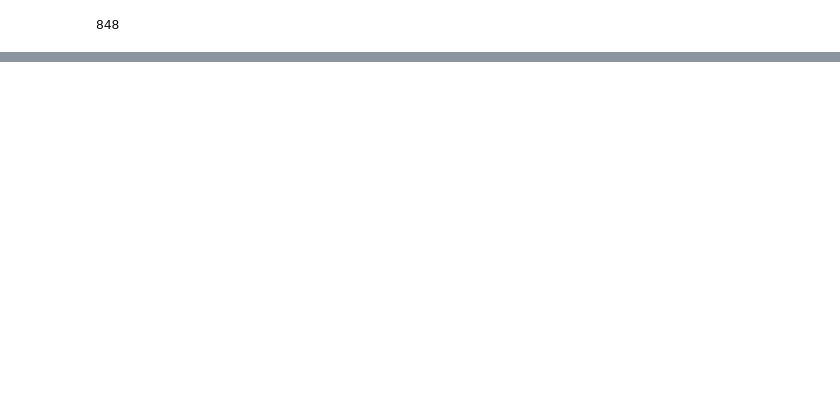
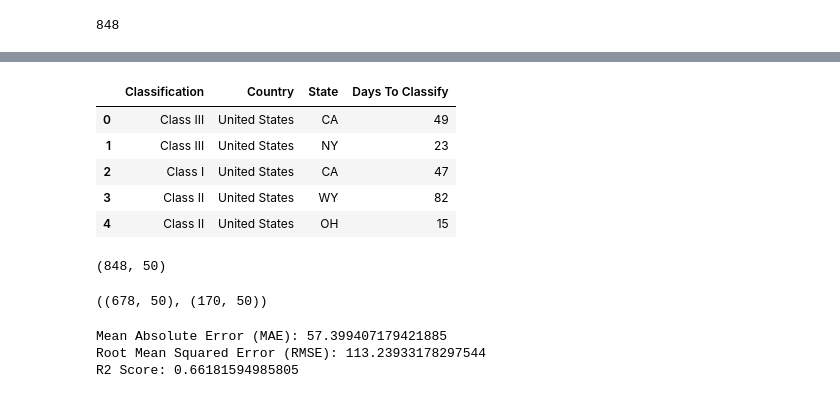
Before and after one commit to manueljgalvan/Project_4, a Jupyter notebook: FDARecall.ipynb, the cells around one changed output, grey strips where cells are left out. Drawn from its saved outputs; the diff is of its cells as text; code cells hidden in the pictures; blank space fills up the shorter version.

```diff
--- a/FDARecall.ipynb
+++ b/FDARecall.ipynb
@@ -160,0 +174,52 @@ clean_records
+# %%
+# Data Preparation
+
+# Convert date columns to datetime
+df['Center Classification Date'] = pd.to_datetime(df['Center Classification Date'], errors='coerce')
+df['Termination Date'] = pd.to_datetime(df['Termination Date'], errors='coerce')
+
+# Compute the target variable: how many days the recall lasted
+df['Days_Outstanding'] = (df['Termination Date'] - df['Center Classification Date']).dt.days
+
+# Select features and target
+features = ['Classification', 'Country', 'State', 'Days To Classify']
+X = df[features]
+y = df['Days_Outstanding']
+
+
+X.head()
+# %% [output]
+|  | Classification | Country | State | Days To Classify |
+| 0 | Class III | United States | CA | 49 |
+| 1 | Class III | United States | NY | 23 |
+| 2 | Class I | United States | CA | 47 |
+| 3 | Class II | United States | WY | 82 |
+| 4 | Class II | United States | OH | 15 |
+# %%
+# Encoding Categorical Variables
+
+categorical_cols = ['Classification', 'Country', 'State']
+numeric_cols = ['Days To Classify']
+
+# Create the OneHotEncoder, ensuring output is dense (non-sparse array)
+encoder = OneHotEncoder(handle_unknown='ignore', sparse_output=False)
+
+# Fit the encoder on categorical columns and transform
+X_cat = encoder.fit_transform(X[categorical_cols])
+
+# Extract numeric features as a NumPy array
+X_num = X[numeric_cols].values
+
+# Combine encoded categorical features and numeric features
+X_prepared = np.hstack([X_cat, X_num])
+
+X_prepared.shape
+# %% [output]
+(848, 50)
+# %%
+# Train/Test Split
+X_train, X_test, y_train, y_test = train_test_split(X_prepared, y, test_size=0.2, random_state=42)
+
+X_train.shape, X_test.shape
+# %% [output]
+((678, 50), (170, 50))
@@ -160,0 +237,21 @@ clean_records
+# %%
+# Model Evaluation
+
+# Calculate MAE
+mae = mean_absolute_error(y_test, y_pred)
+
+# Calculate MSE and then RMSE
+mse = mean_squared_error(y_test, y_pred)
+rmse = np.sqrt(mse)
+
+# Calculate R2 Score
+r2 = r2_score(y_test, y_pred)
+
+# Print the metrics
+print("Mean Absolute Error (MAE):", mae)
+print("Root Mean Squared Error (RMSE):", rmse)
+print("R2 Score:", r2)
+# %% [output]
+Mean Absolute Error (MAE): 57.399407179421885
+Root Mean Squared Error (RMSE): 113.23933178297544
+R2 Score: 0.66181594985805
```
Also changed, not shown: parts of 6 cells of this notebook, 1 other file.
